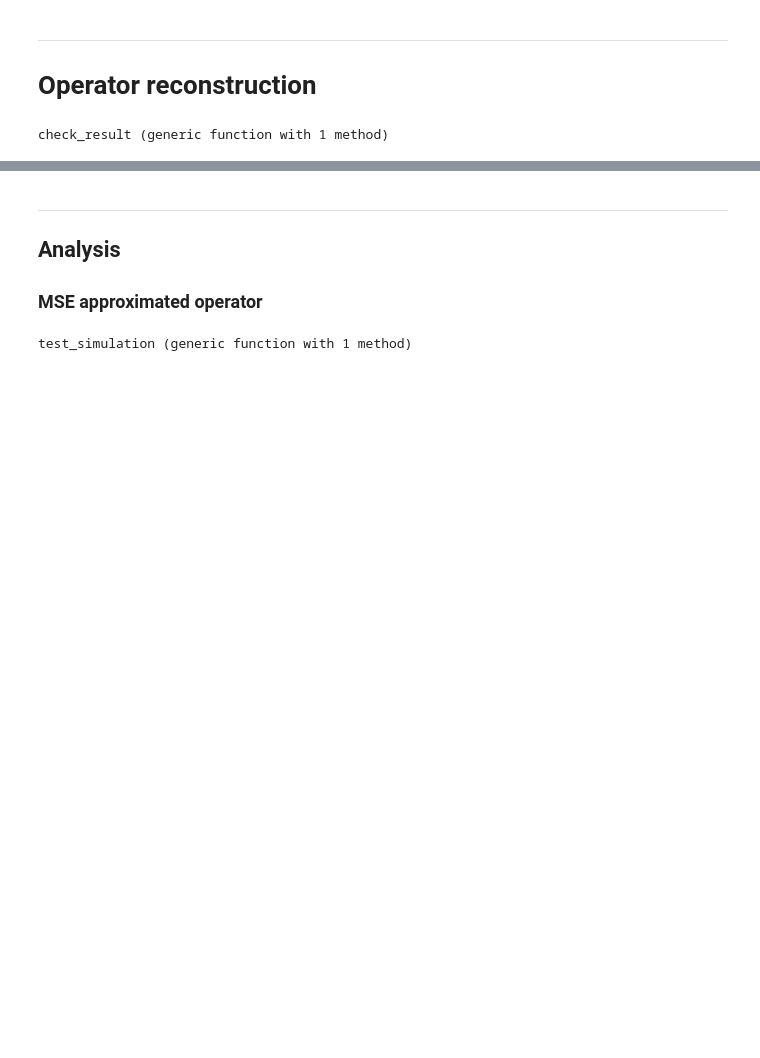
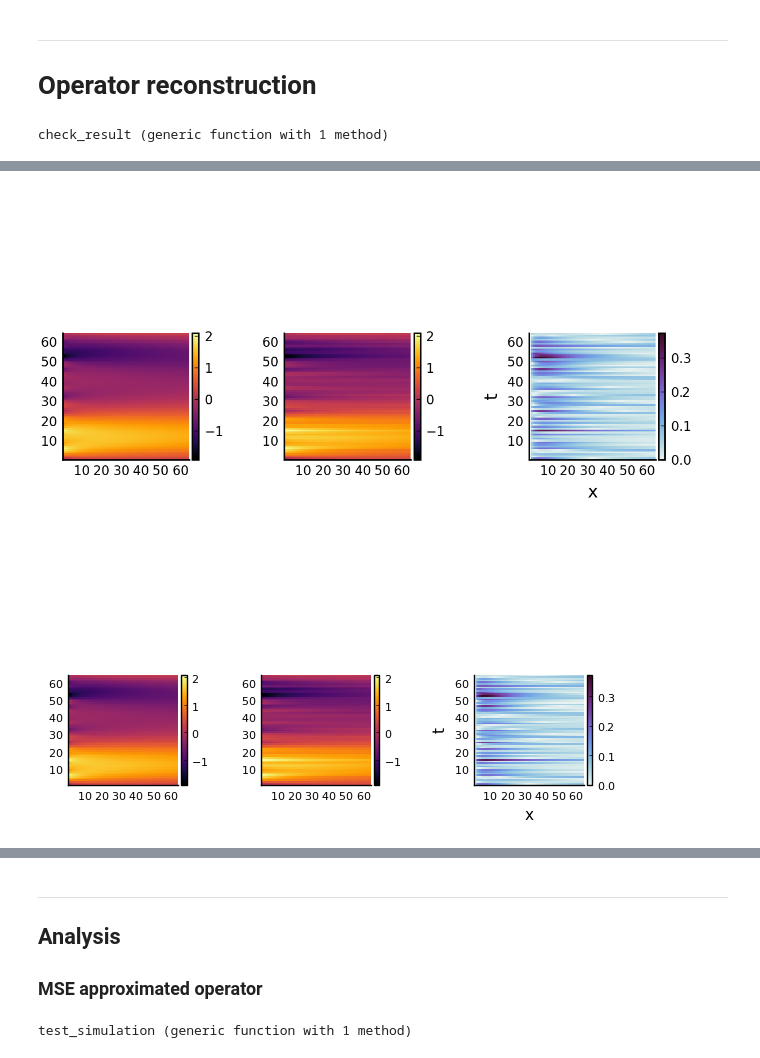
Before and after one commit to vdesgrange/closure-model, a Jupyter notebook: experiments/julia_src/neural_closure/heat_equation_neural_ode.ipynb, the cells around one changed output, grey strips where cells are left out. Cells and saved outputs as stored; diff of their text form; code cells hidden in the pictures; blank space fills up the shorter version.

```diff
--- a/experiments/julia_src/neural_closure/heat_equation_neural_ode.ipynb
+++ b/experiments/julia_src/neural_closure/heat_equation_neural_ode.ipynb
@@ -111,7 +115,7 @@ LoadError: UndefVarError: dx not defined
 # Operator reconstruction
 # %%
 function check_result(nn, res, typ)
-    t, u0, u = Generator.get_heat_batch(t_max, t_min, x_max, x_min, x_n, t_n, typ, kappa, k);
+    t, u0, u = Generator.get_heat_batch(t_max, t_min, x_max, x_min, x_n, t_n, typ, kappa);
     prob_neuralode = DiffEqFlux.NeuralODE(nn, (t[1], t[end]), Tsit5(), saveat=t);
     u_pred = prob_neuralode(u0, res);
 
@@ -148,11 +133,21 @@ get_data_loader (generic function with 1 method)
 # %%
-function training(model, epochs, dataset, batch_size, ratio, noise=0., reg=0.)
+function training(model, epochs, dataset, batch_size, ratio, noise=0., reg=0., cuda=false)
+   if cuda && CUDA.has_cuda()
+      device = Flux.gpu
+      CUDA.allowscalar(false)
+      @info "Training on GPU"
+  else
+      device = Flux.cpu
+      @info "Training on CPU"
+  end
+  model = model |> device;
+
   opt = Flux.ADAM(0.01, (0.9, 0.999), 1.0e-8);
   ltrain = 0.;
   losses = [];
 
   @info("Loading dataset")
-  (train_loader, val_loader) = get_data_loader(dataset, batch_size, ratio);
+  (train_loader, val_loader) = ProcessingTools.get_data_loader(dataset, batch_size, ratio, false);
 
   @info("Building model")
   p, re = Flux.destructure(model);
@@ -168,8 +163,8 @@ function training(model, epochs, dataset, batch_size, ratio, noise=0., reg=0.)
 
   function loss(x, y, t)
       u_pred = predict_neural_ode(x, t[1]);
-      ŷ = Reg.gaussian_augment(u_pred, noise);
-      l = Flux.mse(ŷ, permutedims(y, (1, 3, 2))) + Reg.l2(p, reg); # 1e-5
+      ŷ = Reg.gaussian_augment(u_pred, noise);
+      l = Flux.mse(ŷ, permutedims(y, (1, 3, 2))) + Reg.l2(p, reg); # 1e-5
       return l;
   end
 
@@ -185,8 +180,8 @@ function training(model, epochs, dataset, batch_size, ratio, noise=0., reg=0.)
 
   function val_loss(x, y, t)
       u_pred = predict_neural_ode(x, t[1]);
-      ŷ = u_pred
-      l = Flux.mse(ŷ, permutedims(y, (1, 3, 2)))
+      ŷ = u_pred
+      l = Flux.mse(ŷ, permutedims(y, (1, 3, 2)))
       return l;
   end
 
@@ -213,11 +208,11 @@ training (generic function with 3 methods)
 # %%
 function main()
-  batch_size = 128;
-  epochs = 1000;
+  batch_size = 32;
+  epochs = 200;
 
   data = Generator.read_dataset("./src/examples/heat/odesolver_analytical_heat_training_set.jld2")["training_set"];
   model = Models.LinearModel(x_n);
-  K, p = training(model, epochs, data, batch_size, 0.7);
+  K, p = training(model, epochs, data, batch_size, 0.9);
   # @save "HeatLinearModel.bson" K
   return K, p
 end
@@ -243,2 +296,5 @@ display(
 # %%
-check_result(K, p, 2)
+check_result(K, p, 3)
+# %% [output]
+[figure, added]
+[figure, added]
```
Also changed, not shown: parts of 40 cells of this notebook, 4 other files.
